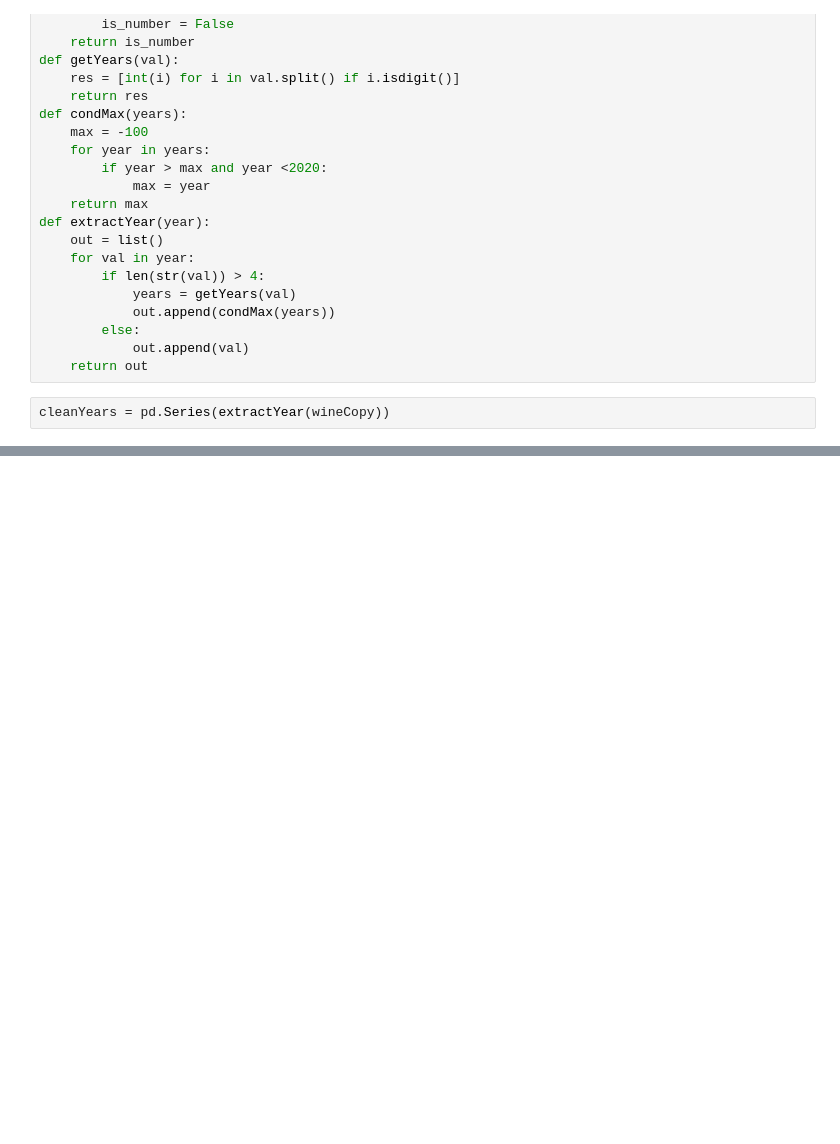
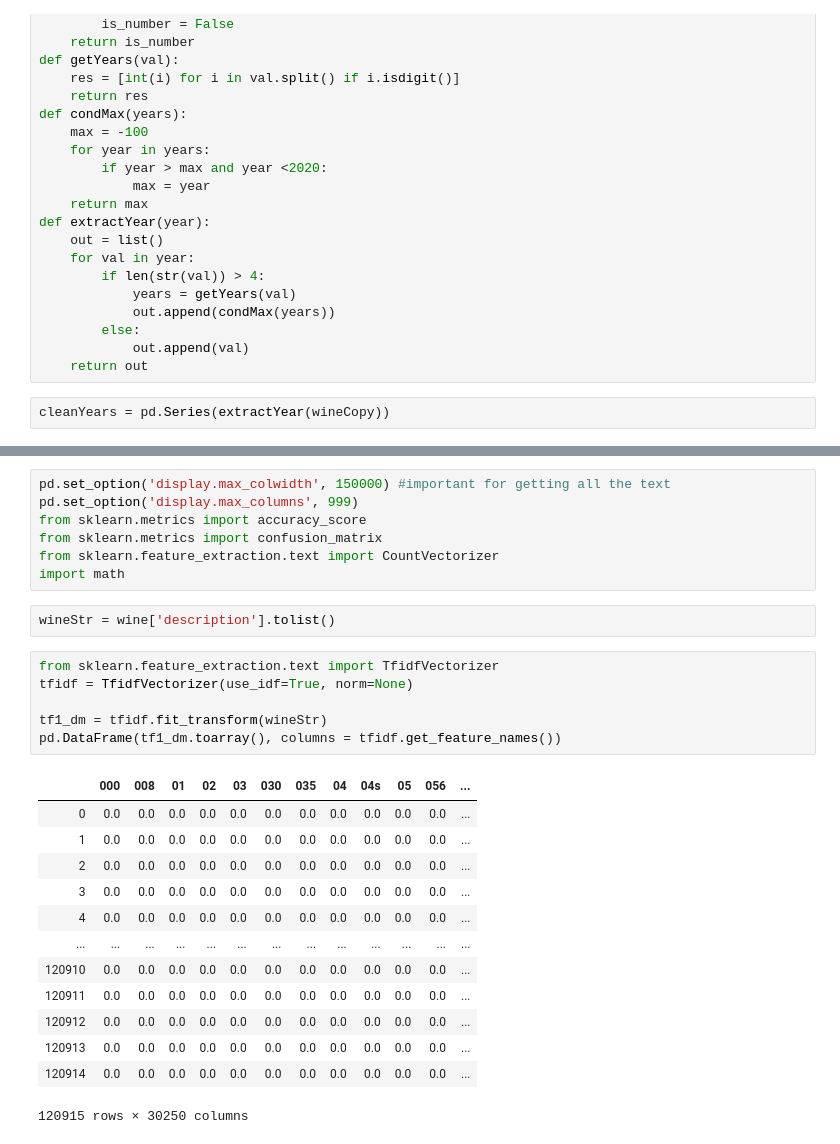
Before and after one commit to jenndy/Wine-Quality-Analysis, a Jupyter notebook: Wine_Review.ipynb, the cells around one changed output, grey strips where cells are left out. Saved outputs shown, nothing was run; the diff lists cells and outputs as text; blank space fills up the shorter version.

Commit message:
mini text analysis

```diff
--- a/Wine_Review.ipynb
+++ b/Wine_Review.ipynb
@@ -167,0 +172,29 @@ wine.head()
+# %%
+pd.set_option('display.max_colwidth', 150000) #important for getting all the text
+pd.set_option('display.max_columns', 999)
+from sklearn.metrics import accuracy_score
+from sklearn.metrics import confusion_matrix
+from sklearn.feature_extraction.text import CountVectorizer
+import math
+# %%
+wineStr = wine['description'].tolist()
+# %%
+from sklearn.feature_extraction.text import TfidfVectorizer
+tfidf = TfidfVectorizer(use_idf=True, norm=None)
+
+tf1_dm = tfidf.fit_transform(wineStr)
+pd.DataFrame(tf1_dm.toarray(), columns = tfidf.get_feature_names())
+# %% [output]
+|  | 000 | 008 | 01 | 02 | 03 | 030 | 035 | 04 | 04s | 05 | 056 | ... |
+| 0 | 0.0 | 0.0 | 0.0 | 0.0 | 0.0 | 0.0 | 0.0 | 0.0 | 0.0 | 0.0 | 0.0 | ... |
+| 1 | 0.0 | 0.0 | 0.0 | 0.0 | 0.0 | 0.0 | 0.0 | 0.0 | 0.0 | 0.0 | 0.0 | ... |
+| 2 | 0.0 | 0.0 | 0.0 | 0.0 | 0.0 | 0.0 | 0.0 | 0.0 | 0.0 | 0.0 | 0.0 | ... |
+| 3 | 0.0 | 0.0 | 0.0 | 0.0 | 0.0 | 0.0 | 0.0 | 0.0 | 0.0 | 0.0 | 0.0 | ... |
+| 4 | 0.0 | 0.0 | 0.0 | 0.0 | 0.0 | 0.0 | 0.0 | 0.0 | 0.0 | 0.0 | 0.0 | ... |
+| ... | ... | ... | ... | ... | ... | ... | ... | ... | ... | ... | ... | ... |
+| 120910 | 0.0 | 0.0 | 0.0 | 0.0 | 0.0 | 0.0 | 0.0 | 0.0 | 0.0 | 0.0 | 0.0 | ... |
+| 120911 | 0.0 | 0.0 | 0.0 | 0.0 | 0.0 | 0.0 | 0.0 | 0.0 | 0.0 | 0.0 | 0.0 | ... |
+| 120912 | 0.0 | 0.0 | 0.0 | 0.0 | 0.0 | 0.0 | 0.0 | 0.0 | 0.0 | 0.0 | 0.0 | ... |
+| 120913 | 0.0 | 0.0 | 0.0 | 0.0 | 0.0 | 0.0 | 0.0 | 0.0 | 0.0 | 0.0 | 0.0 | ... |
+| 120914 | 0.0 | 0.0 | 0.0 | 0.0 | 0.0 | 0.0 | 0.0 | 0.0 | 0.0 | 0.0 | 0.0 | ... |
+120915 rows × 30250 columns
```
Also changed, not shown: parts of 17 cells of this notebook.
